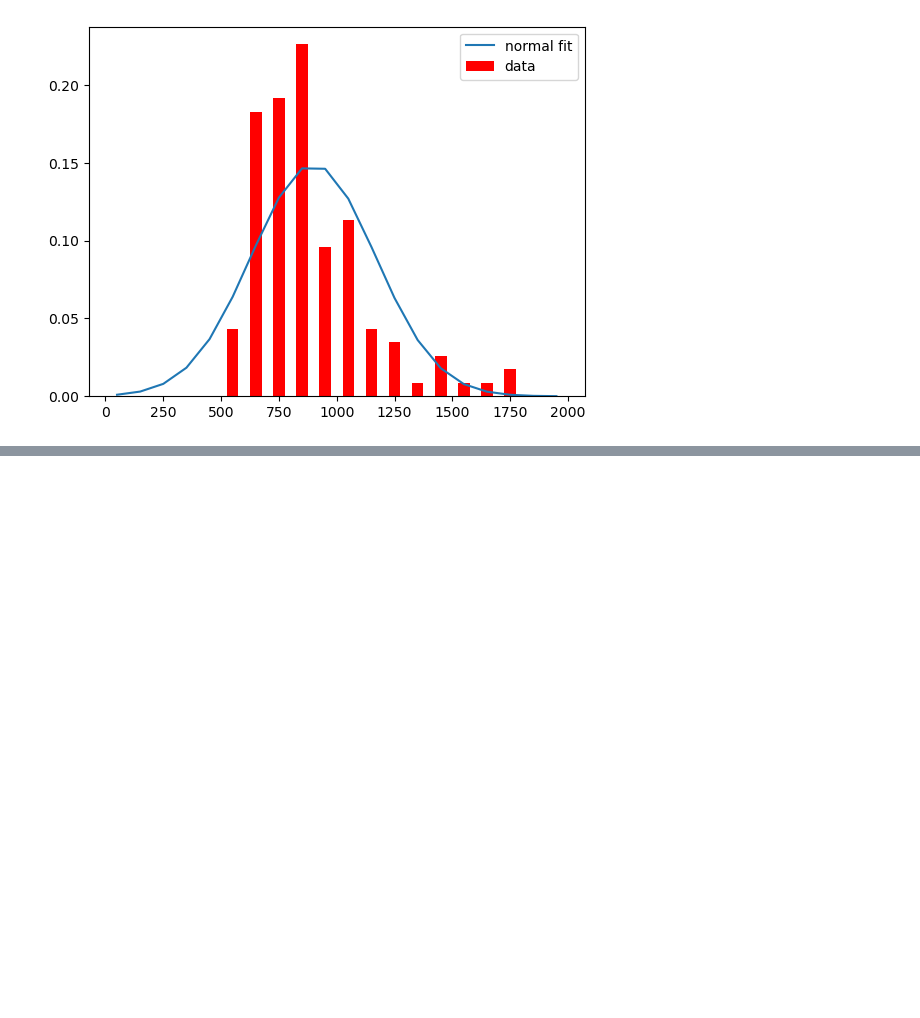
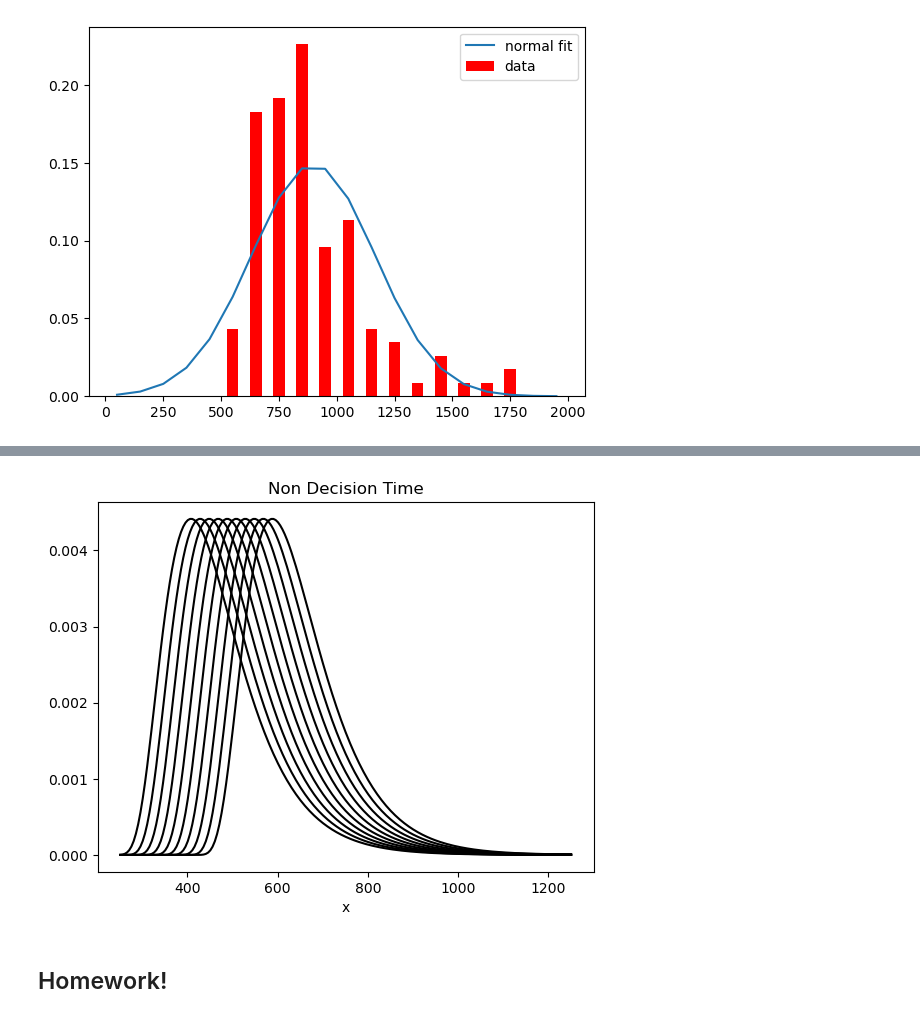
Before and after one commit to rameshsrinivasanuci/COGS106_F23, a Jupyter notebook: Lectures/ResponseTimeModels.ipynb, the cells around one changed output, grey strips where cells are left out. Cells and saved outputs as stored; diff of their text form; code cells hidden in the pictures; blank space fills up the shorter version.

```diff
--- a/Lectures/ResponseTimeModels.ipynb
+++ b/Lectures/ResponseTimeModels.ipynb
@@ -121,0 +163,14 @@ Text(0.5, 1.0, 'Correct vs Error Trials')
+# %%
+for j in range(10):
+    params = [0.15,40,200+j*20]
+
+    rt = np.linspace(251,1250,201)
+
+    shiftedwald1 = shiftedwald(params,rt)
+    plt.plot(rt,shiftedwald1,'k-')
+    plt.xlabel('x')
+    plt.title('Non Decision Time')
+# %% [output]
+[figure, added]
+# %% [markdown]
+## Homework!
```
Also changed, not shown: parts of 5 cells of this notebook.
